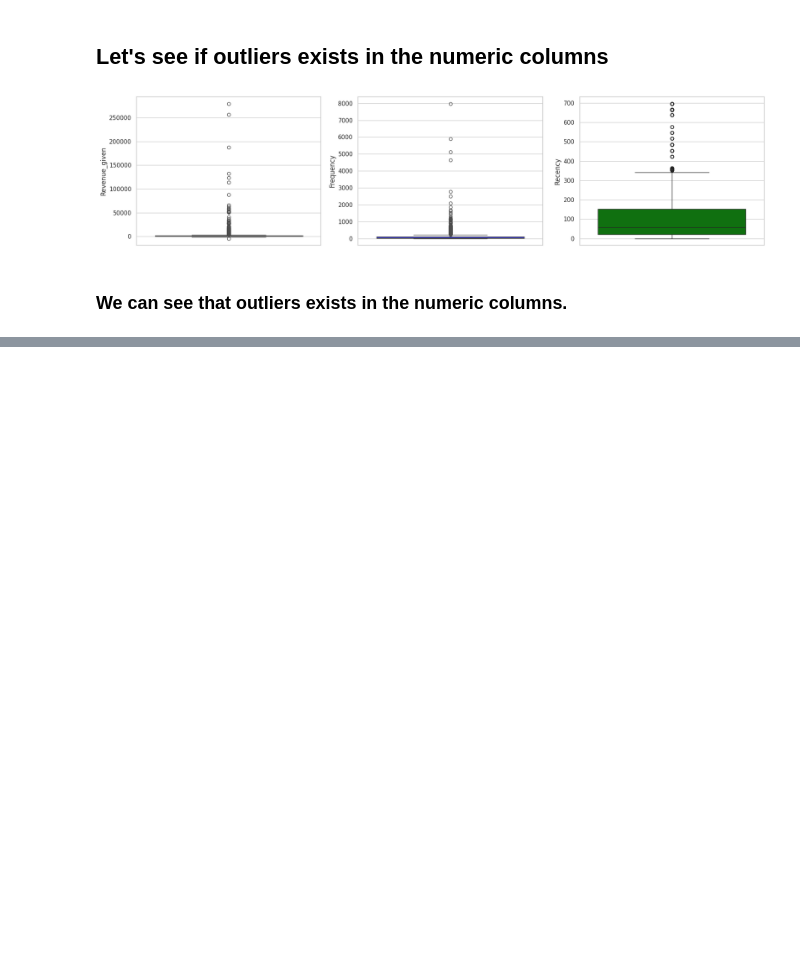
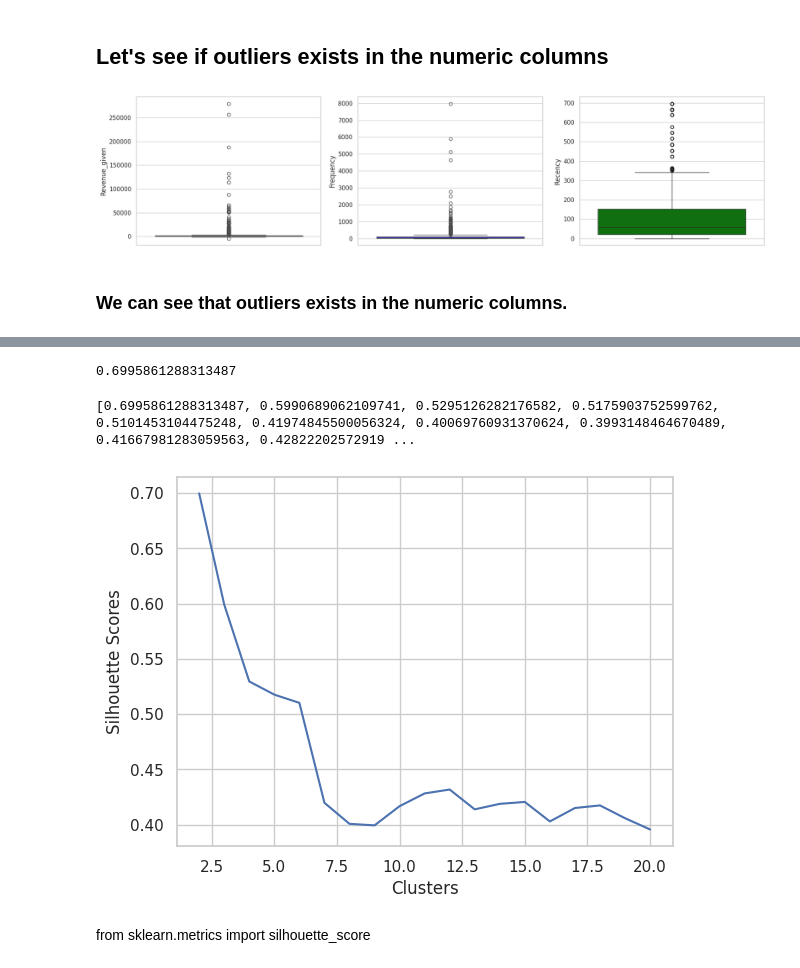
Before and after one commit to Neloy-Barman/Customer-Purchase-Behavior-Prediction-, a Jupyter notebook: notebooks/eda_&_visualization.ipynb, the cells around one changed output, grey strips where cells are left out. Saved outputs shown, nothing was run; the diff lists cells and outputs as text; code cells hidden in the pictures; blank space fills up the shorter version.

```diff
--- a/notebooks/eda_&_visualization.ipynb
+++ b/notebooks/eda_&_visualization.ipynb
@@ -122,0 +576,5 @@ plt.show()
+# %%
+from sklearn.cluster import KMeans
+kmeans = KMeans(n_clusters = 2, random_state = 42)
+kmeans.fit(train_features)
+# silhouette_score(test_features, kmeans.fit_predict(test_features))
@@ -122,0 +583,2 @@ plt.show()
+# %%
+kmeans.fit_predict(test_features)
@@ -122,0 +603,4 @@ plt.show()
+# %%
+silhouette_score(test_features, kmeans.fit_predict(test_features))
+# %% [output]
+0.6995861288313487
@@ -122,0 +609,9 @@ plt.show()
+# %%
+clusters = [i for i in range(2, 21)]
+scores = []
+
+for cluster in clusters:
+  kmeans = KMeans(n_clusters = cluster, random_state = 42)
+  kmeans.fit(train_features)
+  score = silhouette_score(test_features, kmeans.fit_predict(test_features))
+  scores.append(score)
@@ -122,0 +620,9 @@ plt.show()
+# %%
+print(scores)
+plt.plot(clusters, scores)
+plt.xlabel("Clusters")
+plt.ylabel("Silhouette Scores")
+plt.show()
+# %% [output]
+[0.6995861288313487, 0.5990689062109741, 0.5295126282176582, 0.5175903752599762, 0.5101453104475248, 0.41974845500056324, 0.40069760931370624, 0.3993148464670489, 0.41667981283059563, 0.42822202572919 ...
+[figure, added]
@@ -122,0 +631,2 @@ plt.show()
+# %% [markdown]
+from sklearn.metrics import silhouette_score
```
Also changed, not shown: parts of 59 cells of this notebook, 2 other files.
